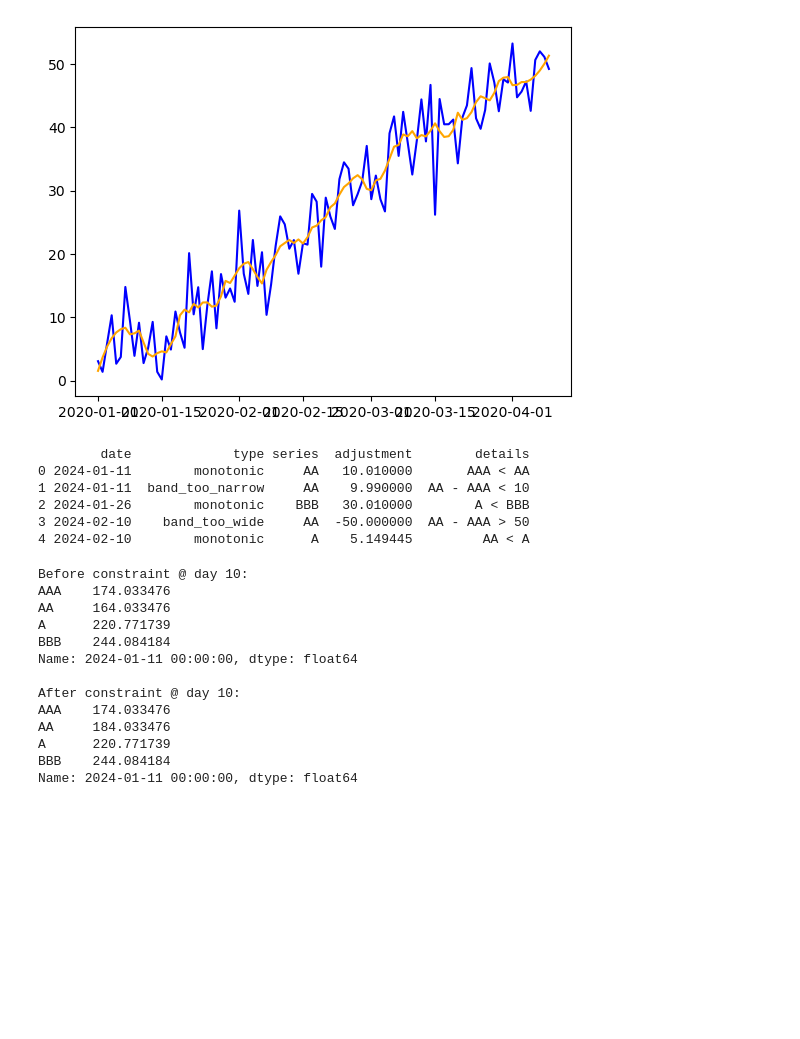
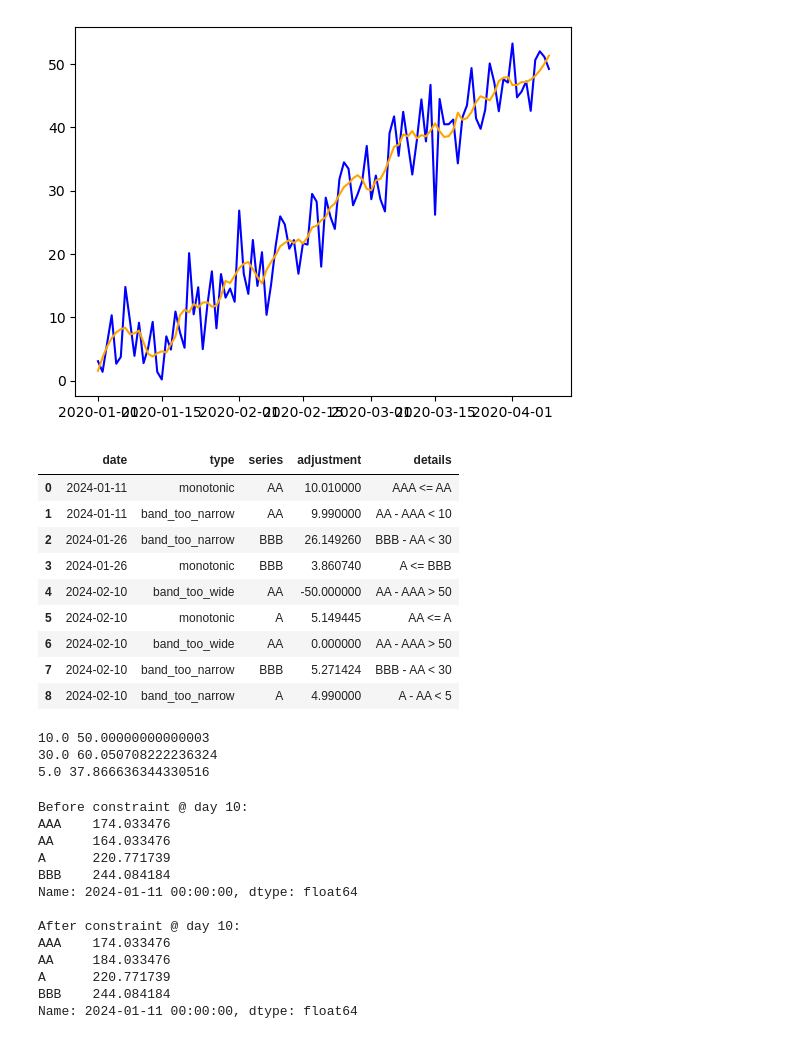
Before and after one commit to YimingZhang07/quantbullet, a Jupyter notebook: docs/utils/testing.ipynb, the cells around one changed output. Cells and saved outputs as stored; diff of their text form; code cells hidden in the pictures; blank space fills up the shorter version.

Commit message:
add: smoothing classes, fix some testings

```diff
--- a/docs/utils/testing.ipynb
+++ b/docs/utils/testing.ipynb
@@ -274,6 +199,7 @@ class CLOConstraintEngine:
 # %%
 import numpy as np
 import pandas as pd
+from quantbullet.preprocess.smoothing import MultiSeriesConstraintSmoother
 
 np.random.seed(42)
 dates = pd.date_range('2024-01-01', periods=60)
@@ -293,23 +219,41 @@ smoothed_dms = pd.DataFrame({
 smoothed_dms.iloc[10, smoothed_dms.columns.get_loc('AA')] = smoothed_dms.iloc[10]['AAA'] - 10
 smoothed_dms.iloc[25, smoothed_dms.columns.get_loc('BBB')] = smoothed_dms.iloc[25]['A'] - 30
 smoothed_dms.iloc[40, smoothed_dms.columns.get_loc('AA')] = smoothed_dms.iloc[40]['AAA'] + 100
+
+engine = MultiSeriesConstraintSmoother(
+    monotonic_pairs=[('AAA', 'AA'), ('AA', 'A'), ('A', 'BBB')],
+    band_constraints=[('AA', 'AAA', 10, 50), ('BBB', 'AA', 30, 120), ( 'A', 'AA', 5, 100 )],
+    series_order=['AAA', 'AA', 'A', 'BBB']
+)
+
+adjusted = engine.apply(smoothed_dms)
+logs = engine.get_logs()
-# %%
-engine = CLOConstraintEngine(
-    monotonic_pairs=[('AAA', 'AA'), ('AA', 'A'), ('A', 'BBB')],
-    band_constraints=[('AAA', 'AA', 10, 50), ('AA', 'BBB', 30, 120), ( 'AA', 'A', 5, 100 )],
-    series_order=['AAA', 'AA', 'A', 'BBB']
-)
-
-adjusted = engine.apply(smoothed_dms)
-logs = engine.get_logs()
-print(logs.head())
-# %% [output]
-        date             type series  adjustment        details
-0 2024-01-11        monotonic     AA   10.010000       AAA < AA
-1 2024-01-11  band_too_narrow     AA    9.990000  AA - AAA < 10
-2 2024-01-26        monotonic    BBB   30.010000        A < BBB
-3 2024-02-10    band_too_wide     AA  -50.000000  AA - AAA > 50
-4 2024-02-10        monotonic      A    5.149445         AA < A
+# %%
+logs
+# %% [output]
+|  | date | type | series | adjustment | details |
+| 0 | 2024-01-11 | monotonic | AA | 10.010000 | AAA <= AA |
+| 1 | 2024-01-11 | band_too_narrow | AA | 9.990000 | AA - AAA < 10 |
+| 2 | 2024-01-26 | band_too_narrow | BBB | 26.149260 | BBB - AA < 30 |
+| 3 | 2024-01-26 | monotonic | BBB | 3.860740 | A <= BBB |
+| 4 | 2024-02-10 | band_too_wide | AA | -50.000000 | AA - AAA > 50 |
+| 5 | 2024-02-10 | monotonic | A | 5.149445 | AA <= A |
+| 6 | 2024-02-10 | band_too_wide | AA | 0.000000 | AA - AAA > 50 |
+| 7 | 2024-02-10 | band_too_narrow | BBB | 5.271424 | BBB - AA < 30 |
+| 8 | 2024-02-10 | band_too_narrow | A | 4.990000 | A - AA < 5 |
+# %%
+print( ( adjusted['AA'] - adjusted['AAA'] ).min(),
+        ( adjusted['AA'] - adjusted['AAA'] ).max() )
+
+print( ( adjusted['BBB'] - adjusted['AA'] ).min(),
+        ( adjusted['BBB'] - adjusted['AA'] ).max() )
+
+print( ( adjusted['A'] - adjusted['AA'] ).min(),
+        ( adjusted['A'] - adjusted['AA'] ).max() )
+# %% [output]
+10.0 50.00000000000003
+30.0 60.050708222236324
+5.0 37.866636344330516
 # %%
 # For inspection: single date
 print("Before constraint @ day 10:")
```
Also changed, not shown: parts of 2 cells of this notebook, 8 other files.
